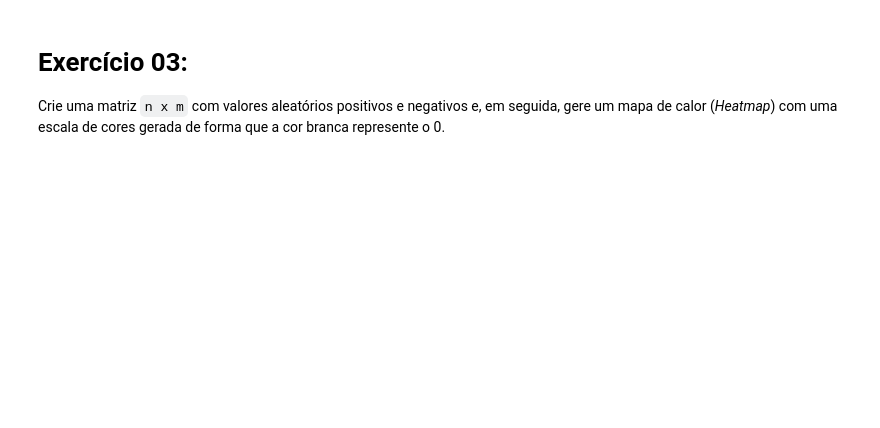
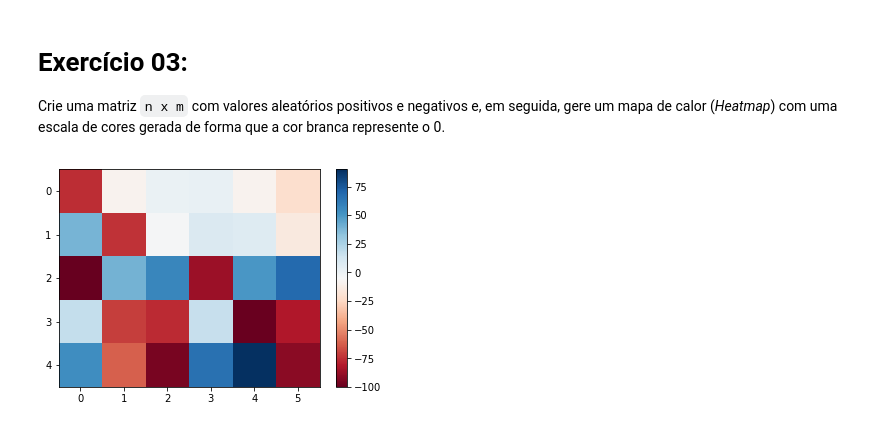
Before and after one commit to giovannand/introduction_data_science, a Jupyter notebook: lista02.ipynb, the cells around one changed output. Cells and saved outputs as stored; diff of their text form; code cells hidden in the pictures; blank space fills up the shorter version.

```diff
--- a/lista02.ipynb
+++ b/lista02.ipynb
@@ -53,17 +102,22 @@ YOUR ANSWER HERE
 
 
 Crie uma matriz `n x m` com valores aleatórios positivos e negativos e, em seguida, gere um mapa de calor (_Heatmap_) com uma escala de cores gerada de forma que a cor branca represente o 0.
-# %%
-import numpy as np
-import matplotlib
-
-#Exemplo:
-A = [[6, -3], [-4, 8]]
-
-
-def heatmap(matrix):
-
-    # YOUR CODE HERE
-    raise NotImplementedError()
-
-heatmap(A)
+# %%
+import numpy as np
+import matplotlib
+import random
+
+def make_rand_matrix(n,m):
+    return [[ random.randrange(-100, 100)
+             for j in range(m)]
+                for i in range(n)]
+
+def heatmap(matrix):
+    plt.imshow(matrix,cmap=matplotlib.cm.RdBu)
+    plt.colorbar()
+    plt.show()
+
+
+heatmap(make_rand_matrix(5,6))
+# %% [output]
+[figure, added]
```
Also changed, not shown: parts of 6 cells of this notebook, 1 other file.
